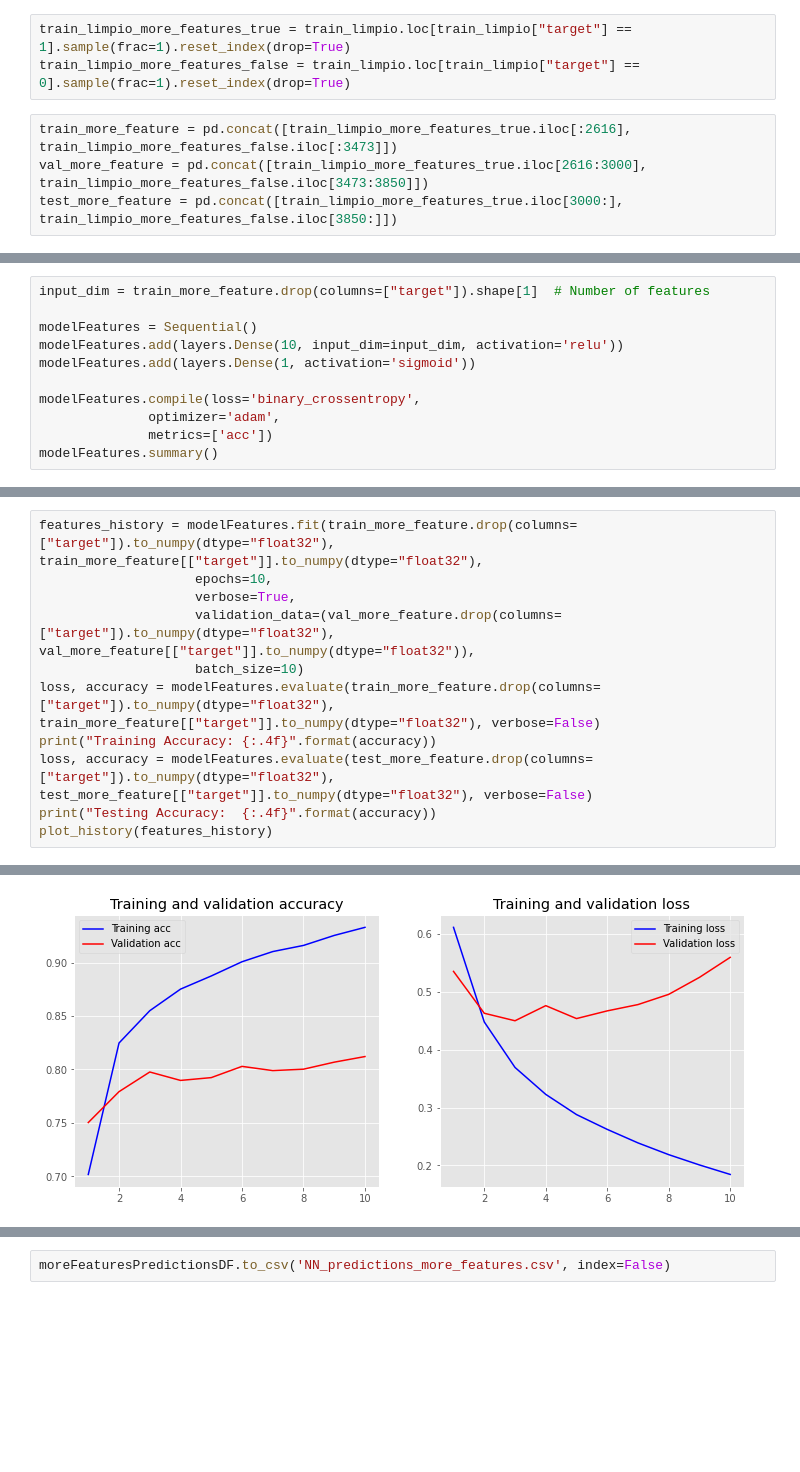
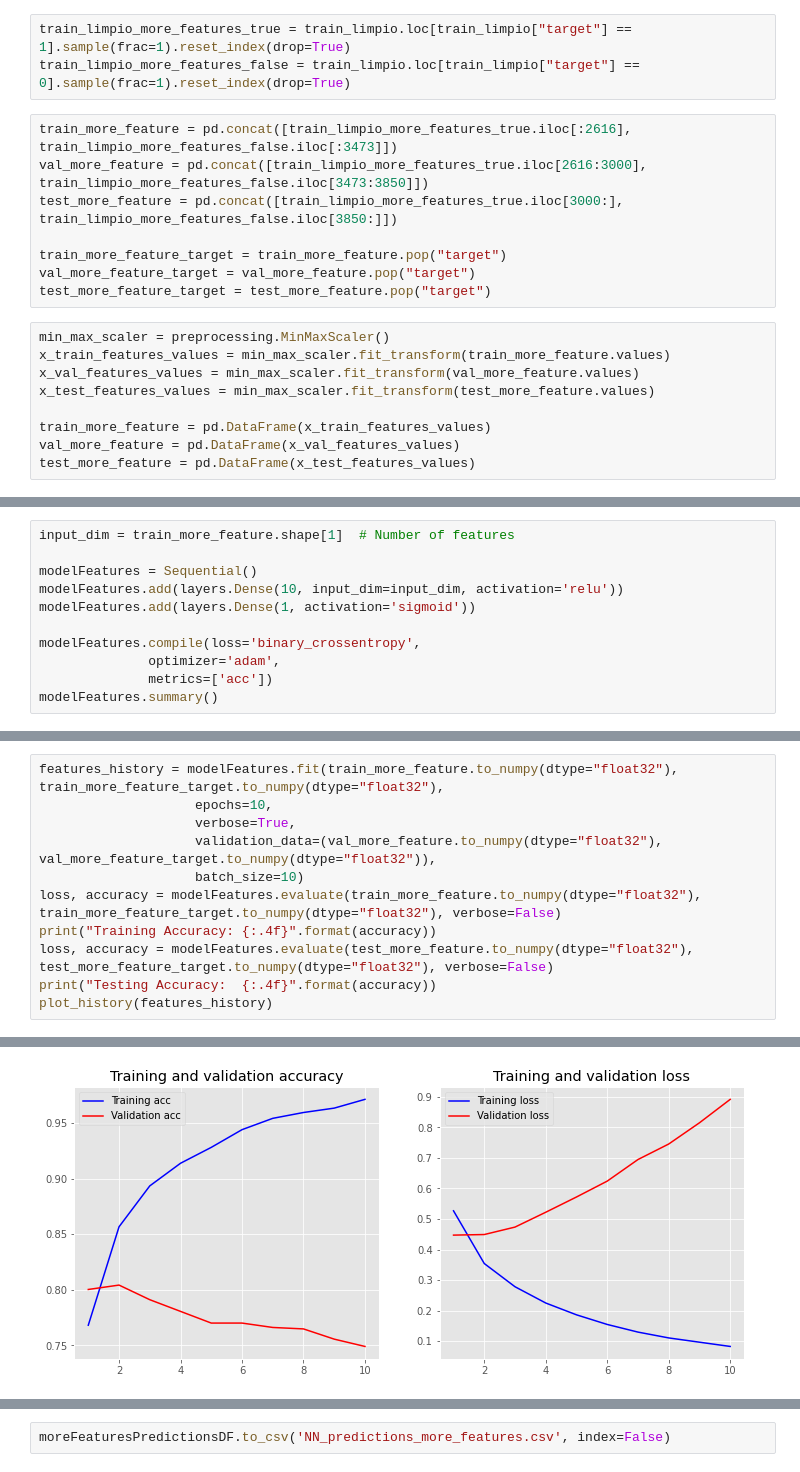
Before and after one commit to andi-carretero/TP2_Datos, a Jupyter notebook: MultipleImprovingNNModels.ipynb, the cells around one changed output, grey strips where cells are left out. Drawn from its saved outputs; the diff is of its cells as text; blank space fills up the shorter version.

Commit message:
Added normalization to last model
Signed-off-by: otlucas <lucas.otero@despegar.com>

```diff
--- a/MultipleImprovingNNModels.ipynb
+++ b/MultipleImprovingNNModels.ipynb
@@ -515,3 +509,16 @@ train_limpio_more_features_false = train_limpio.loc[train_limpio["target"] == 0]
 train_more_feature = pd.concat([train_limpio_more_features_true.iloc[:2616], train_limpio_more_features_false.iloc[:3473]])
 val_more_feature = pd.concat([train_limpio_more_features_true.iloc[2616:3000], train_limpio_more_features_false.iloc[3473:3850]])
 test_more_feature = pd.concat([train_limpio_more_features_true.iloc[3000:], train_limpio_more_features_false.iloc[3850:]])
+
+train_more_feature_target = train_more_feature.pop("target")
+val_more_feature_target = val_more_feature.pop("target")
+test_more_feature_target = test_more_feature.pop("target")
+# %%
+min_max_scaler = preprocessing.MinMaxScaler()
+x_train_features_values = min_max_scaler.fit_transform(train_more_feature.values)
+x_val_features_values = min_max_scaler.fit_transform(val_more_feature.values)
+x_test_features_values = min_max_scaler.fit_transform(test_more_feature.values)
+
+train_more_feature = pd.DataFrame(x_train_features_values)
+val_more_feature = pd.DataFrame(x_val_features_values)
+test_more_feature = pd.DataFrame(x_test_features_values)
@@ -518,5 +529,5 @@ test_more_feature = pd.concat([train_limpio_more_features_true.iloc[3000:], trai
 # %%
-input_dim = train_more_feature.drop(columns=["target"]).shape[1]  # Number of features
+input_dim = train_more_feature.shape[1]  # Number of features
 
 modelFeatures = Sequential()
 modelFeatures.add(layers.Dense(10, input_dim=input_dim, activation='relu'))
@@ -540,14 +551,14 @@ Trainable params: 78,471
 Non-trainable params: 0
 _________________________________________________________________
 # %%
-features_history = modelFeatures.fit(train_more_feature.drop(columns=["target"]).to_numpy(dtype="float32"), train_more_feature[["target"]].to_numpy(dtype="float32"),
+features_history = modelFeatures.fit(train_more_feature.to_numpy(dtype="float32"), train_more_feature_target.to_numpy(dtype="float32"),
                     epochs=10,
                     verbose=True,
-                    validation_data=(val_more_feature.drop(columns=["target"]).to_numpy(dtype="float32"), val_more_feature[["target"]].to_numpy(dtype="float32")),
+                    validation_data=(val_more_feature.to_numpy(dtype="float32"), val_more_feature_target.to_numpy(dtype="float32")),
                     batch_size=10)
-loss, accuracy = modelFeatures.evaluate(train_more_feature.drop(columns=["target"]).to_numpy(dtype="float32"), train_more_feature[["target"]].to_numpy(dtype="float32"), verbose=False)
+loss, accuracy = modelFeatures.evaluate(train_more_feature.to_numpy(dtype="float32"), train_more_feature_target.to_numpy(dtype="float32"), verbose=False)
 print("Training Accuracy: {:.4f}".format(accuracy))
-loss, accuracy = modelFeatures.evaluate(test_more_feature.drop(columns=["target"]).to_numpy(dtype="float32"), test_more_feature[["target"]].to_numpy(dtype="float32"), verbose=False)
+loss, accuracy = modelFeatures.evaluate(test_more_feature.to_numpy(dtype="float32"), test_more_feature_target.to_numpy(dtype="float32"), verbose=False)
 print("Testing Accuracy:  {:.4f}".format(accuracy))
 plot_history(features_history)
 # %% [output]
@@ -571,2 +582,2 @@ Testing Accuracy:  0.7851
-[figure, old version]
+[figure, new version]
 # %%
```
Also changed, not shown: parts of 24 cells of this notebook.
